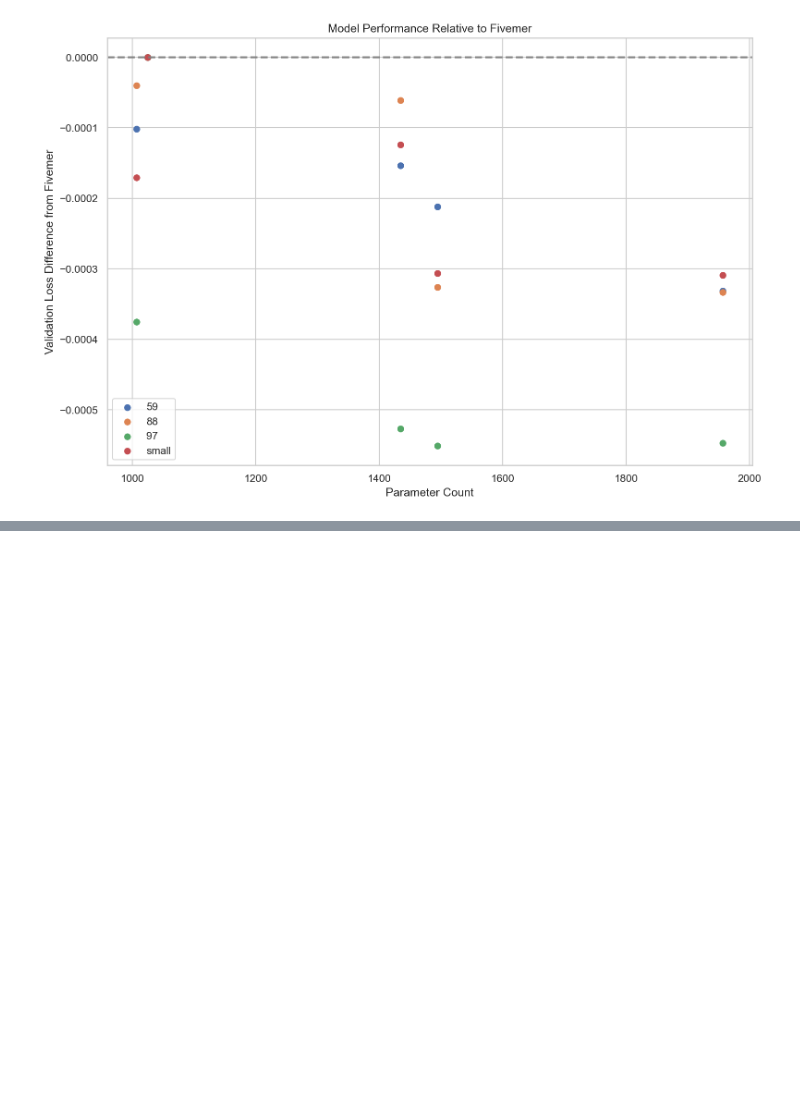
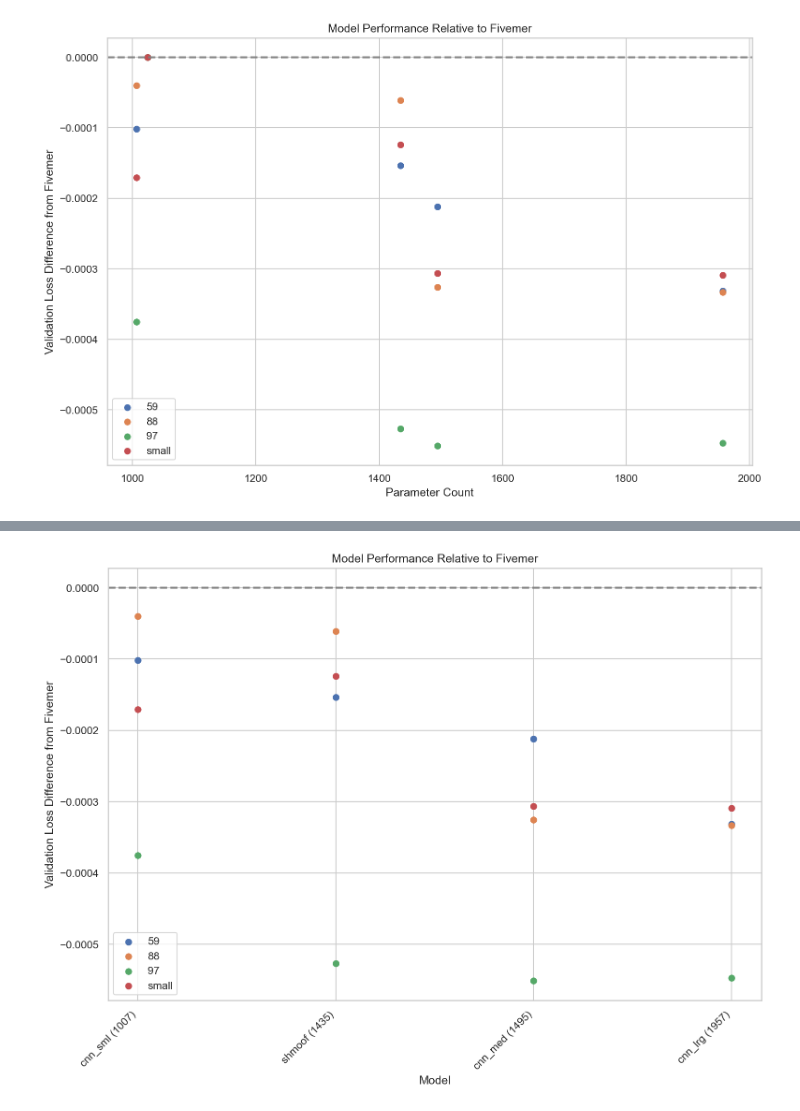
Before and after one commit to matsengrp/netam, a Jupyter notebook: notebooks/model_comparison.ipynb, the cells around one changed output, grey strips where cells are left out. Drawn from its saved outputs; the diff is of its cells as text; code cells hidden in the pictures; blank space fills up the shorter version.

```diff
--- a/notebooks/model_comparison.ipynb
+++ b/notebooks/model_comparison.ipynb
@@ -157,0 +213,37 @@ plt.show()
+# %%
+import pandas as pd
+import matplotlib.pyplot as plt
+
+df = final_df
+
+# Calculate the difference in validation loss from the fivemer model
+loss_diffs = []
+model_to_xlabel_str = {}
+for nickname in df['val_nickname'].unique():
+    fivemer_loss = df[(df['model name'] == 'fivemer') & (df['val_nickname'] == nickname)]['val_loss'].values[0]
+    for _, row in df[df['val_nickname'] == nickname].iterrows():
+        if row['model name'] != 'fivemer':
+            diff = row['val_loss'] - fivemer_loss
+            model_label = f"{row['model name']} ({row['parameter count']})"
+            model_to_xlabel_str[row['model name']] = model_label
+            loss_diffs.append({'val_nickname': nickname, 'model name': row['model name'], 'parameter_count': row['parameter count'], 'loss_diff': diff})
+
+# Convert to DataFrame and sort by parameter count
+loss_diff_df = pd.DataFrame(loss_diffs)
+loss_diff_df = loss_diff_df.sort_values(by='parameter_count')
+
+# Plotting
+fig, ax = plt.subplots(figsize=(12, 8))
+for nickname in loss_diff_df['val_nickname'].unique():
+    subset = loss_diff_df[loss_diff_df['val_nickname'] == nickname]
+    ax.scatter(subset['model name'], subset['loss_diff'], label=nickname)
+
+ax.set_xlabel('Model')
+ax.set_ylabel('Validation Loss Difference from Fivemer')
+ax.set_title('Model Performance Relative to Fivemer')
+ax.axhline(0, color='grey', lw=2, linestyle='--')
+ax.set_xticklabels(subset['model name'].map(model_to_xlabel_str), rotation=45, ha="right")
+ax.legend()
+plt.show()
+# %% [output]
+[figure, added]
```
Also changed, not shown: parts of 4 cells of this notebook, 1 other file.
